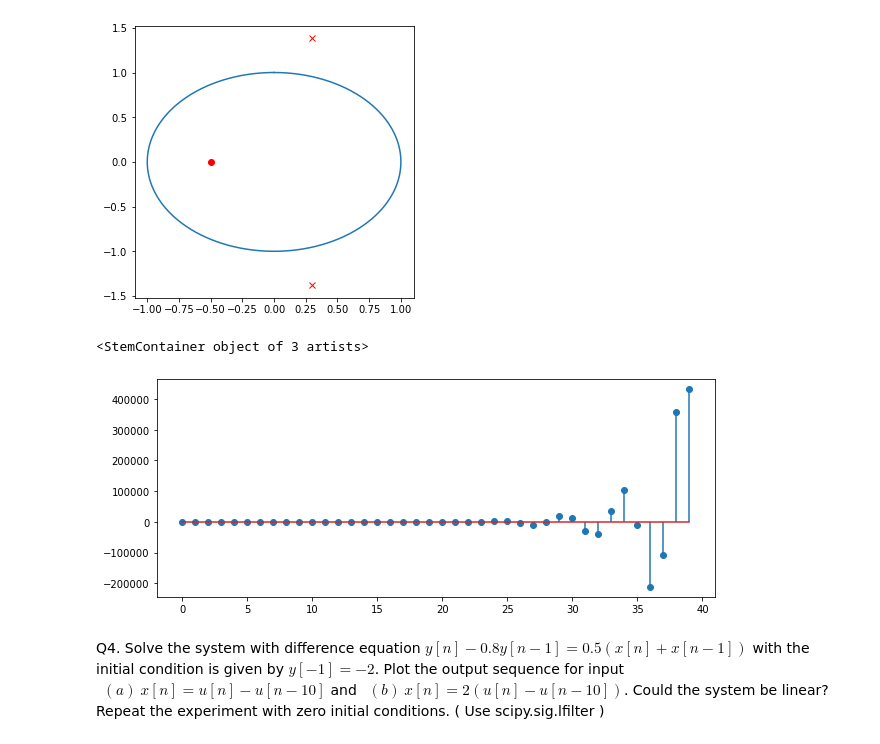
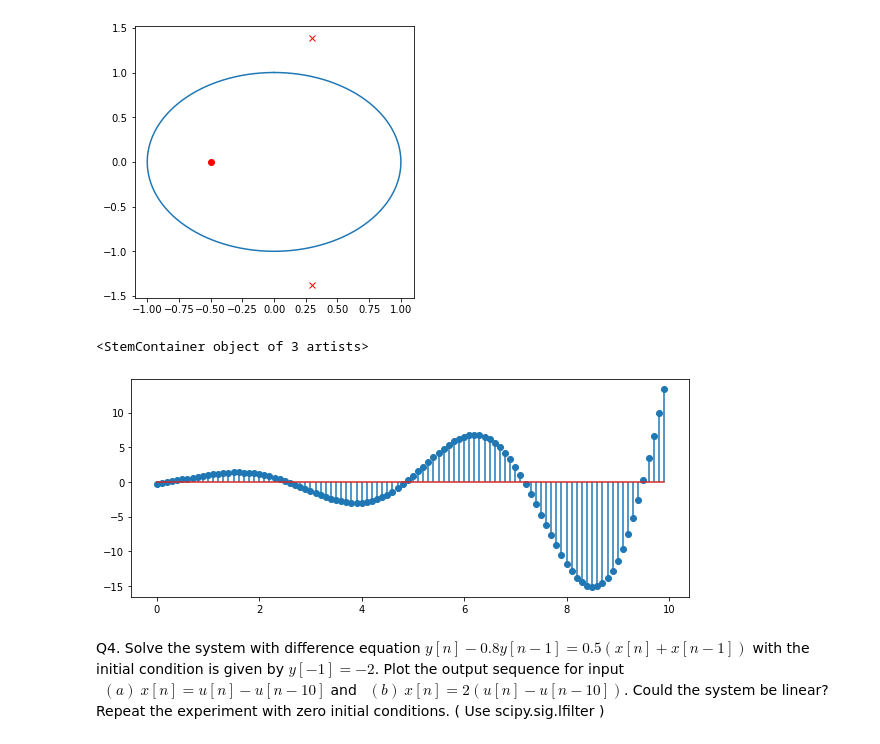
Before and after one commit to the-pinbo/EC211, a Jupyter notebook: Lab5/Z-transform (2).ipynb, the cells around one changed output. Cells and saved outputs as stored; diff of their text form; code cells hidden in the pictures.

```diff
--- a/Lab5/Z-transform (2).ipynb
+++ b/Lab5/Z-transform (2).ipynb
@@ -576,25 +576,28 @@ C:\ana\lib\site-packages\scipy\signal\filter_design.py:1631: BadCoefficients: Ba
 # %%
 r,p_,k_ = sig.residuez(b,a)
 # print(r)
 # print(p_)
 # print(k_)
 
 # r[0]/1 - p[0]z^-1  + r[1]/1 - p[1]z^-1 + k[0]z^-1
 #here r[0] = -0.125-0.38892135j
 # p[0] = 0.3+1.3820275j
 # r[1] = -0.125+0.38892135j
 # p[1] = 0.3-1.3820275j
 # k[0] = 0.25
 
 #FINAL ANS = r[0]*(0.3 + 1.3820275j)**n*u[n] + r[1]*( 0.3-1.3820275j)**n*u[n] + k[0]*delta(n-1)
+n = np.arange(0,10,0.1)
+u = np.array([unitstep(i) for i in n])
+
 
 y = (-0.125-0.38892135j)*(0.3 + 1.3820275j)**n*u + (-0.125+0.38892135j)*( 0.3-1.3820275j)**n*u
 
 plt.figure(figsize=(10, 4))
 plt.stem(n,y)
 # %% [output]
 <StemContainer object of 3 artists>
-[figure, old version]
+[figure, new version]
 # %% [markdown]
 Q4. Solve the system with difference equation $y[n] - 0.8y[n - 1] = 0.5(x[n] + x[n - 1])$ with the initial condition is given by $y[-1] = -2$. Plot the output sequence for input
 $~~ (a)~ x[n] = u[n] - u[n - 10] $ and  $~~ (b)~ x[n] = 2(u[n] - u[n - 10])$. Could the system be linear? Repeat the experiment
```
